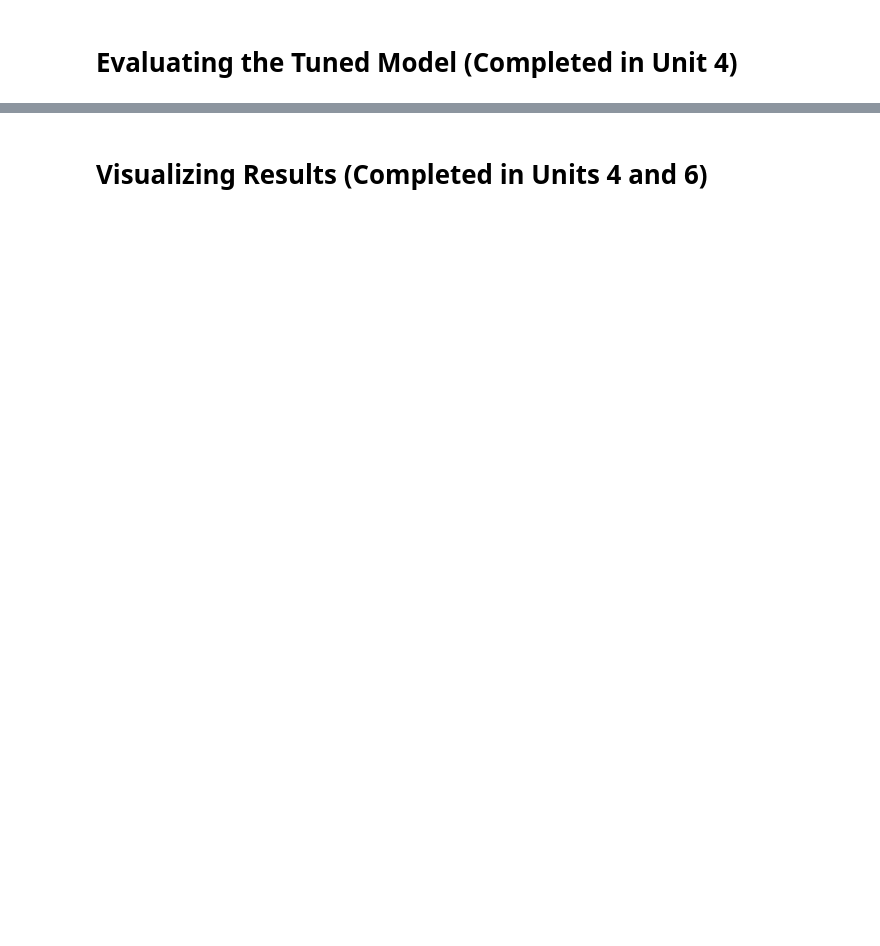
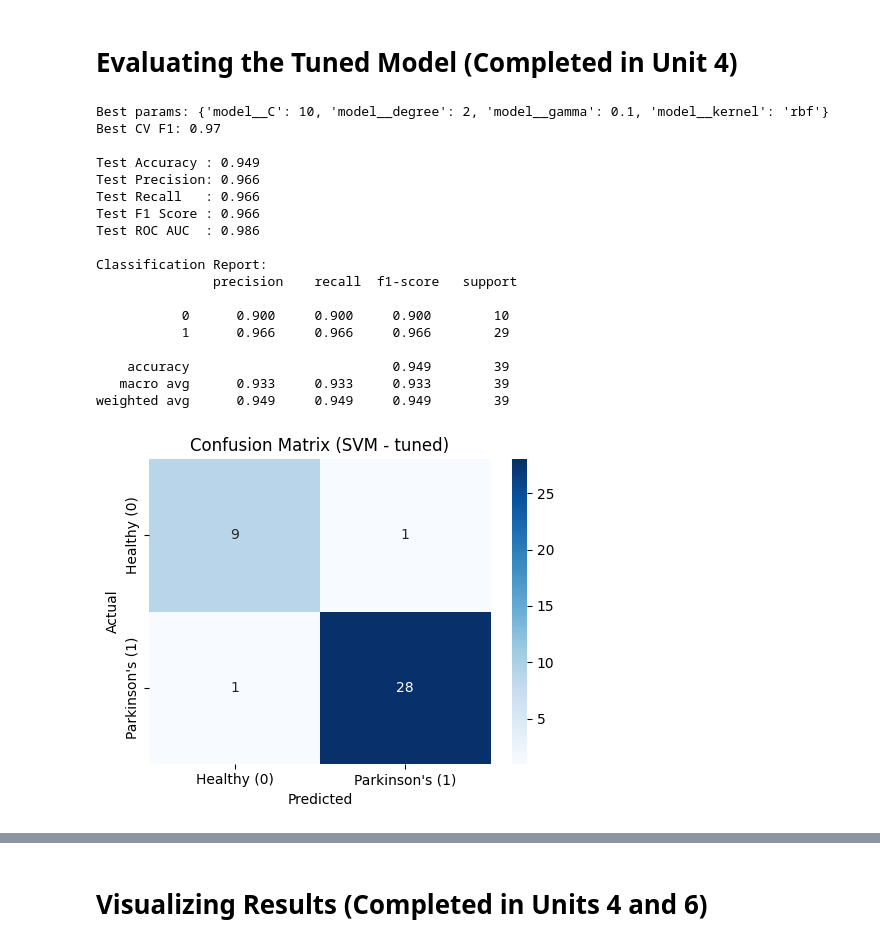
Before and after one commit to x-repos/mines, a Jupyter notebook: datascience/codes/Project - SVM - Benjamin.ipynb, the cells around one changed output, grey strips where cells are left out. Drawn from its saved outputs; the diff is of its cells as text; code cells hidden in the pictures; blank space fills up the shorter version.

```diff
--- a/datascience/codes/Project - SVM - Benjamin.ipynb
+++ b/datascience/codes/Project - SVM - Benjamin.ipynb
@@ -169,0 +232,47 @@ During Units 4, 5, and 6, we will explore and learn additional techniques, and t
+# %%
+
+print("Best params:", grid.best_params_)
+print("Best CV F1:", round(grid.best_score_, 3))
+
+# ----- Evaluate best model on TEST -----
+best_clf = grid.best_estimator_
+y_pred   = best_clf.predict(X_test)
+y_prob   = best_clf.predict_proba(X_test)[:, 1]
+
+print("\nTest Accuracy :", round(accuracy_score(y_test, y_pred), 3))
+print("Test Precision:", round(precision_score(y_test, y_pred), 3))
+print("Test Recall   :", round(recall_score(y_test, y_pred), 3))
+print("Test F1 Score :", round(f1_score(y_test, y_pred), 3))
+print("Test ROC AUC  :", round(roc_auc_score(y_test, y_prob), 3))
+
+print("\nClassification Report:\n", classification_report(y_test, y_pred, digits=3))
+
+# ----- Confusion matrix plot -----
+cm = confusion_matrix(y_test, y_pred)
+plt.figure(figsize=(5,4))
+sns.heatmap(cm, annot=True, fmt="d", cmap="Blues",
+            xticklabels=["Healthy (0)", "Parkinson's (1)"],
+            yticklabels=["Healthy (0)", "Parkinson's (1)"])
+plt.xlabel("Predicted"); plt.ylabel("Actual")
+plt.title("Confusion Matrix (SVM - tuned)")
+plt.tight_layout(); plt.show()
+# %% [output]
+Best params: {'model__C': 10, 'model__degree': 2, 'model__gamma': 0.1, 'model__kernel': 'rbf'}
+Best CV F1: 0.97
+
+Test Accuracy : 0.949
+Test Precision: 0.966
+Test Recall   : 0.966
+Test F1 Score : 0.966
+Test ROC AUC  : 0.986
+
+Classification Report:
+               precision    recall  f1-score   support
+
+           0      0.900     0.900     0.900        10
+           1      0.966     0.966     0.966        29
+
+    accuracy                          0.949        39
+   macro avg      0.933     0.933     0.933        39
+weighted avg      0.949     0.949     0.949        39
+[figure, added]
```
Also changed, not shown: parts of 4 cells of this notebook, 20 other files.
